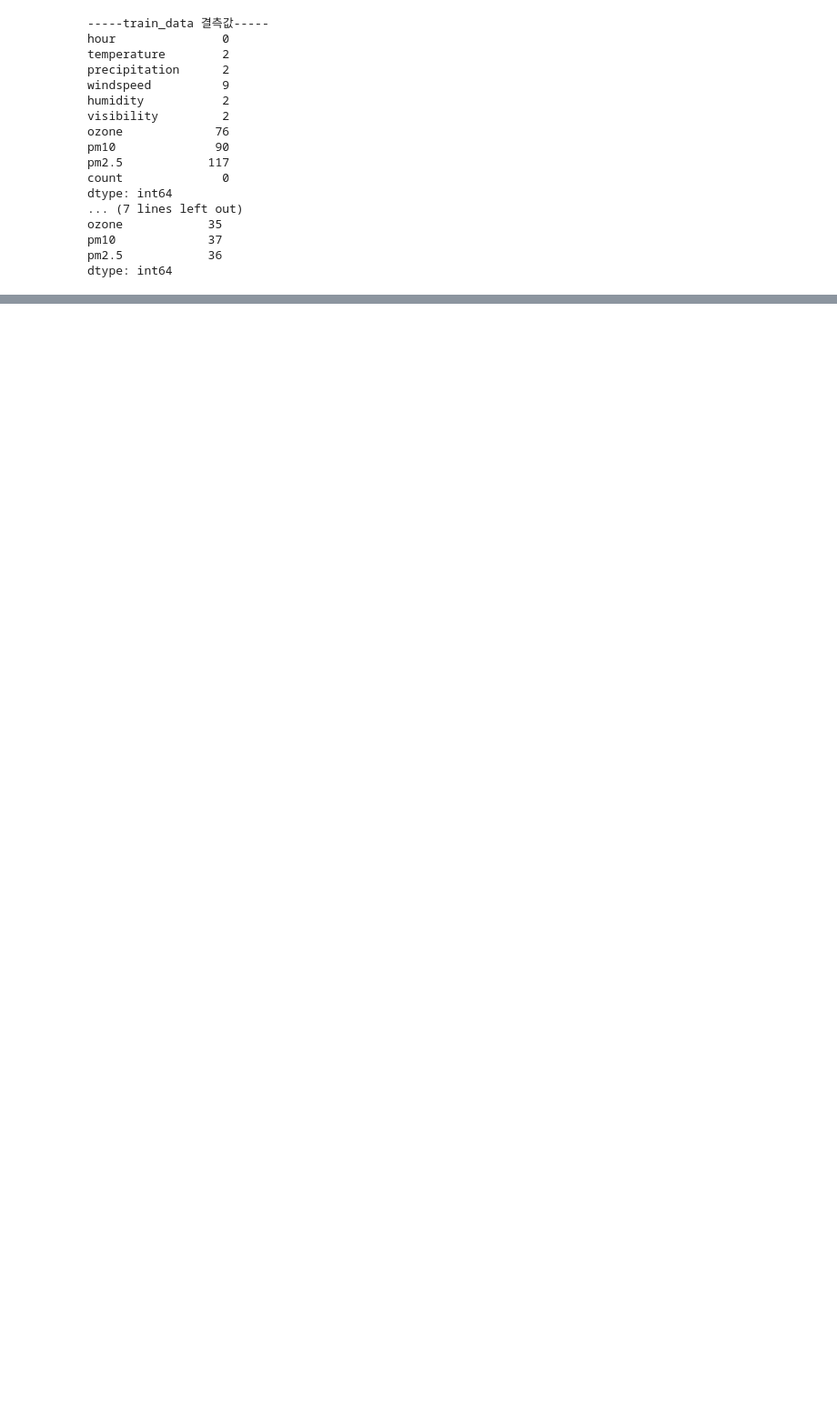
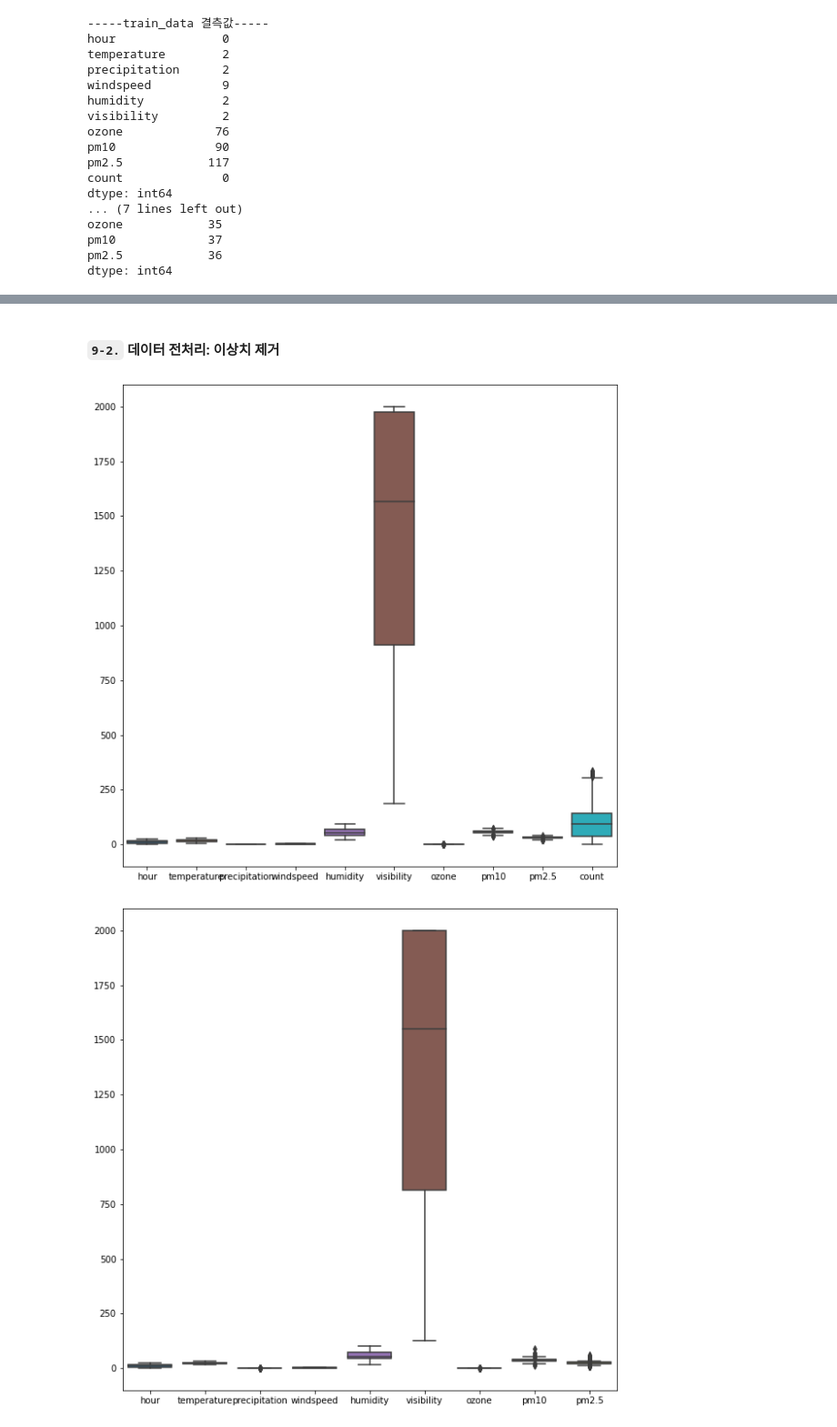
Before and after one commit to P-jinwan/Dacon, a Jupyter notebook: AI model for predicting the use of bicycles in Seoul/AI model for predicting the use of bicycles in Seoul.ipynb, the cells around one changed output, grey strips where cells are left out. Shown: that part at 91% size. Saved outputs shown, nothing was run; the diff lists cells and outputs as text; code cells hidden in the pictures; blank space fills up the shorter version.

```diff
--- a/AI model for predicting the use of bicycles in Seoul/AI model for predicting the use of bicycles in Seoul.ipynb
+++ b/AI model for predicting the use of bicycles in Seoul/AI model for predicting the use of bicycles in Seoul.ipynb
@@ -304,0 +320,33 @@ IndentationError: expected an indented block (2337808955.py, line 2)
+# %% [markdown]
+#### `9-2.` 데이터 전처리: 이상치 제거
+# %%
+# 이상치를 제거하는 함수입니다.
+def get_outlier(df=None, column=None, weight=1.5):
+
+    # target 값과 상관관계가 높은 열을 우선적으로 진행
+    quantile_25 = np.percentile(df[column].values, 25)
+    quantile_75 = np.percentile(df[column].values, 75)
+
+    IQR = quantile_75 - quantile_25
+    IQR_weight = IQR * weight
+
+    lowest = quantile_25 - IQR_weight
+    highest = quantile_75 + IQR_weight
+
+    outlier_idx = df[column][ (df[column] < lowest) | (df[column] > highest) ].index
+    return outlier_idx
+
+# 타겟값의 상관계수가 높은 컬럼순으로 함수를 사용하여 반환된 인덱스 번호로 이상치를 제거합니다.
+for i in ['ozone', 'humidity', 'windspeed', 'precipitation', 'pm2.5', 'pm10'] :
+    outlier_idx = get_outlier(df=train_data, column=i, weight=1.5)
+    train_data.drop(outlier_idx, axis=0, inplace=True)
+
+# 이상치 제거 후 학습과 테스트 데이터를 시각화 합니다.
+plt.figure(figsize=(10, 10))
+sns.boxplot(data=train_data)
+plt.figure(figsize=(10, 10))
+sns.boxplot(data=test_data)
+plt.show()
+# %% [output]
+[figure, added]
+[figure, added]
```
Also changed, not shown: parts of 32 cells of this notebook, 1 other file.
